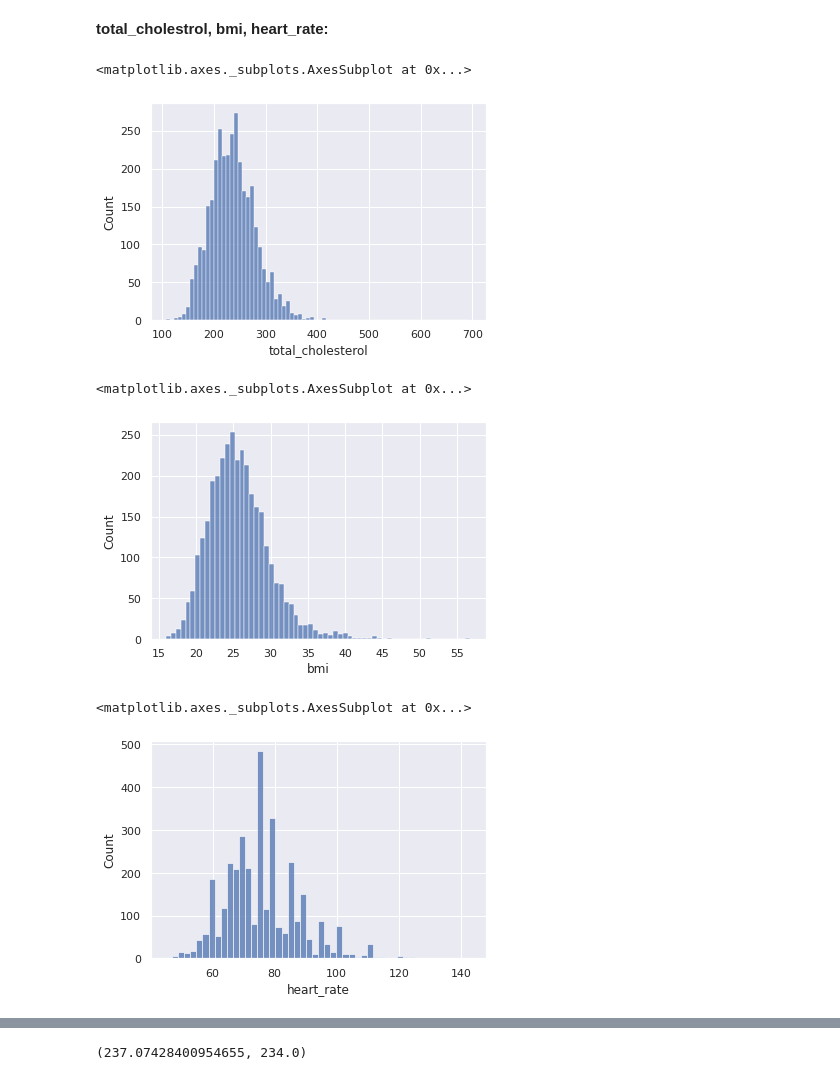
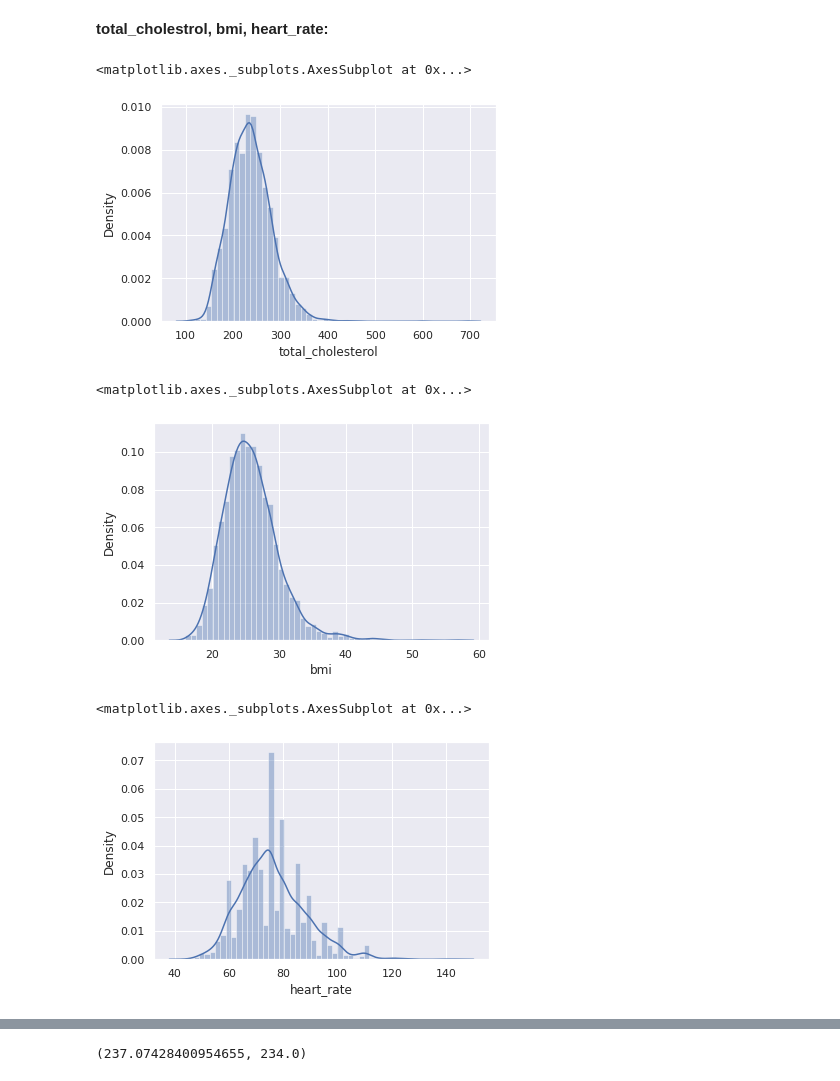
Before and after one commit to shaloy-lewis/cardiovascular_risk_prediction, a Jupyter notebook: Cardiovascular_Risk_Prediction_Shaloy_Lewis.ipynb, the cells around one changed output, grey strips where cells are left out. Cells and saved outputs as stored; diff of their text form; code cells hidden in the pictures.

```diff
--- a/Cardiovascular_Risk_Prediction_Shaloy_Lewis.ipynb
+++ b/Cardiovascular_Risk_Prediction_Shaloy_Lewis.ipynb
@@ -223,5 +240,5 @@ df[df['cigs_per_day'].isna()]
 # %%
-df['cigs_per_day'] = df['cigs_per_day'].fillna(df['cigs_per_day'].mean().round(0))
+df['cigs_per_day'] = df['cigs_per_day'].fillna(df[df['is_smoking']==1]['cigs_per_day'].median())
 # %%
 # Checking for any wrong entries where the patient is not a smoker
 # and cigarettes per day above 0
@@ -243,17 +260,17 @@ There are no errors in these columns.
 # %% [markdown]
 **total_cholestrol, bmi, heart_rate:**
 # %%
-sns.histplot(df['total_cholesterol'])
+sns.distplot(df['total_cholesterol'])
 # %% [output]
 <matplotlib.axes._subplots.AxesSubplot at 0x...>
-[figure, old version]
+[figure, new version]
 # %%
-sns.histplot(df['bmi'])
+sns.distplot(df['bmi'])
 # %% [output]
 <matplotlib.axes._subplots.AxesSubplot at 0x...>
-[figure, old version]
+[figure, new version]
 # %%
-sns.histplot(df['heart_rate'])
+sns.distplot(df['heart_rate'])
 # %% [output]
 <matplotlib.axes._subplots.AxesSubplot at 0x...>
-[figure, old version]
+[figure, new version]
```
Also changed, not shown: parts of 16 cells of this notebook.
